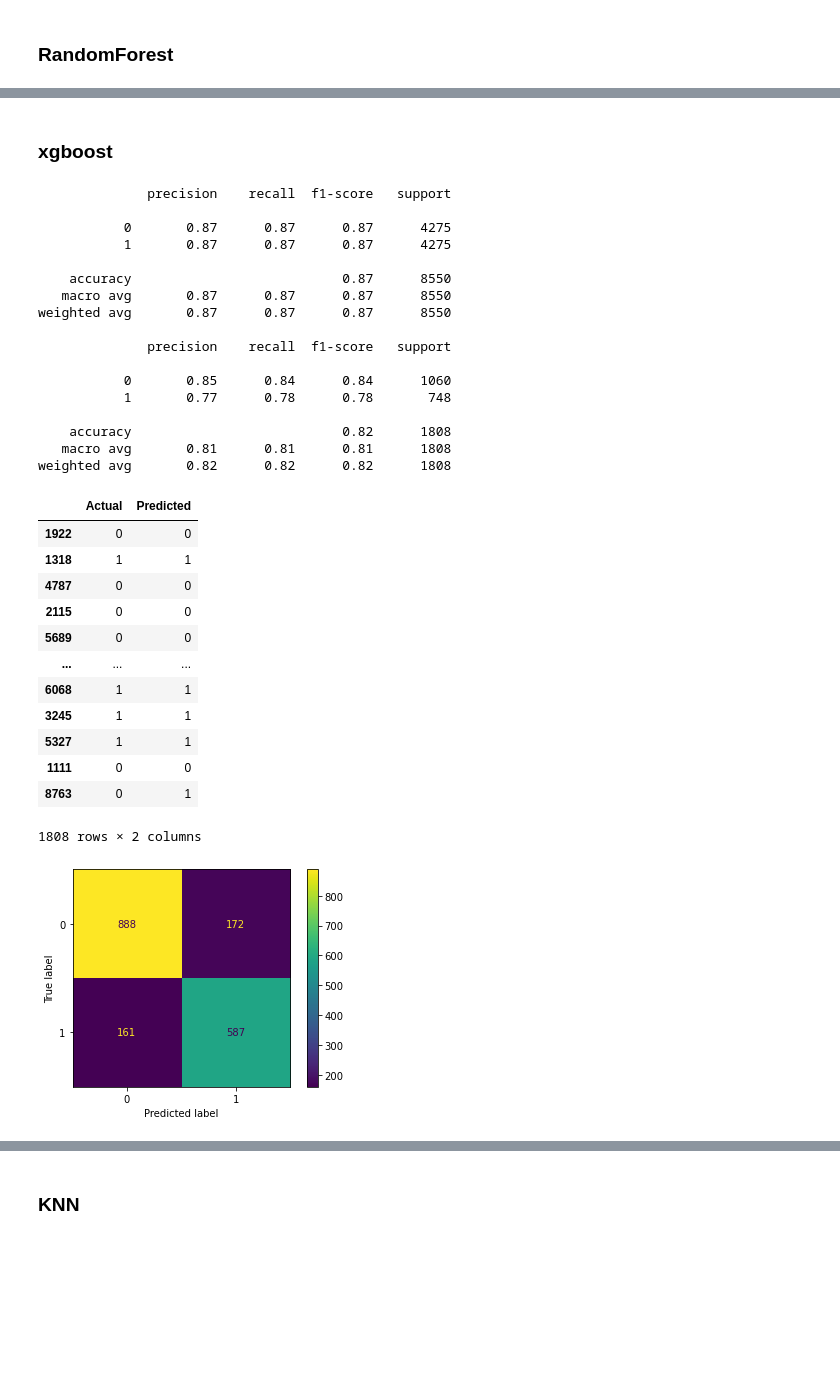
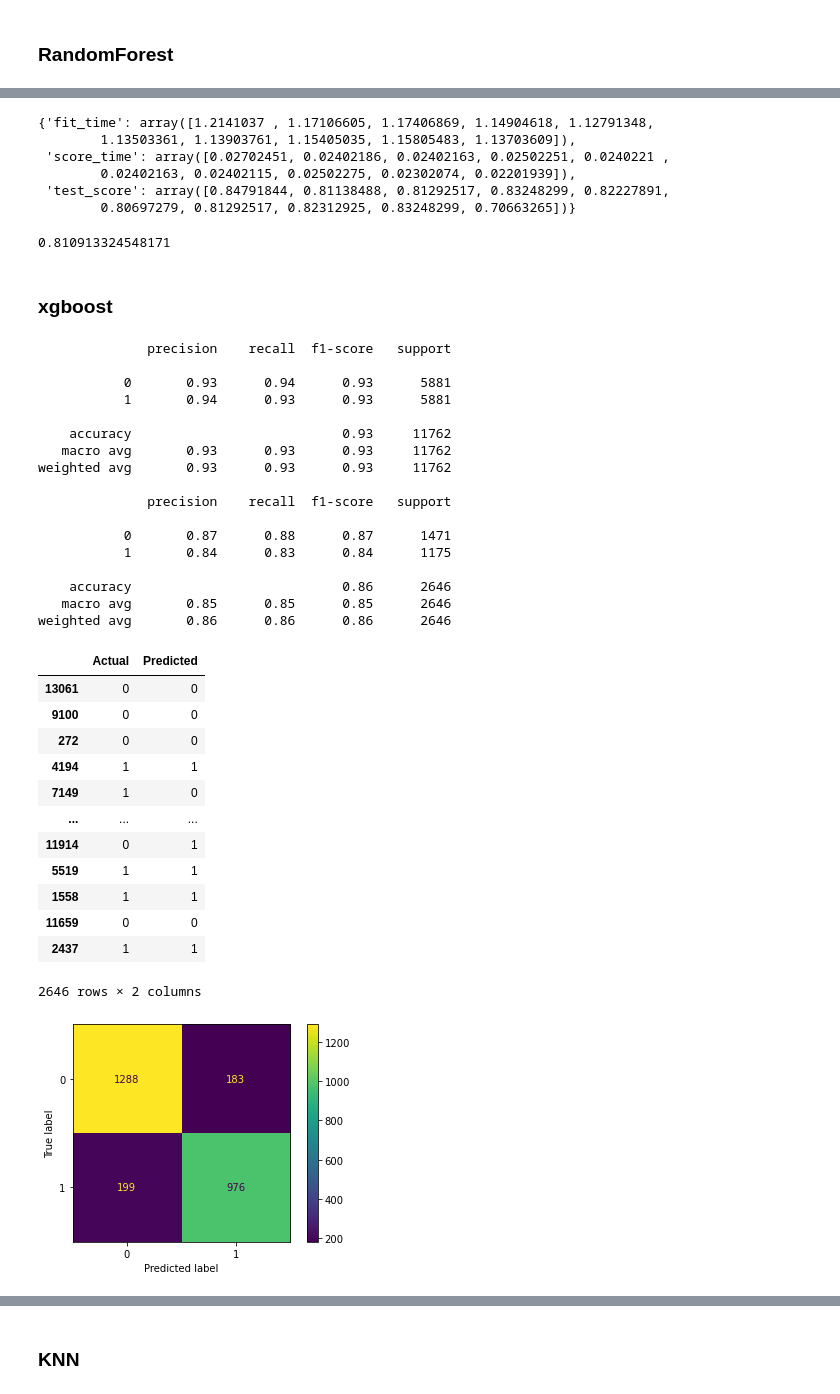
Before and after one commit to Yousef-Nasr/Zomato-Classification, a Jupyter notebook: notebooks/trainModelClassification.ipynb, the cells around one changed output, grey strips where cells are left out. Saved outputs shown, nothing was run; the diff lists cells and outputs as text; code cells hidden in the pictures; blank space fills up the shorter version.

```diff
--- a/notebooks/trainModelClassification.ipynb
+++ b/notebooks/trainModelClassification.ipynb
@@ -37,4 +37,4 @@ x = pd.concat([x[numeric], pd.DataFrame(cat_data, columns=ohe.get_feature_names(
 # %%
 from sklearn.model_selection import train_test_split
 
-x_train, x_test, y_train, y_test = train_test_split(x , y , test_size=0.2, random_state= 42)
+x_train, x_test, y_train, y_test = train_test_split(x , y , test_size=0.2, random_state= 42, stratify=y)
@@ -100,7 +105,9 @@ weighted avg       0.77      0.77      0.77      1808
 ### RandomForest
 # %%
 from sklearn.ensemble import RandomForestClassifier
-rf = RandomForestClassifier(max_depth=15, random_state=42, n_estimators=100,min_samples_leaf=4, min_samples_split=2, max_features='sqrt')
+#rf = RandomForestClassifier(max_depth=15, random_state=42, n_estimators=100,min_samples_leaf=4, min_samples_split=2, max_features='sqrt')
+rf = RandomForestClassifier( random_state=42, n_estimators=100, max_depth=25, min_samples_leaf=1, max_features='log2', bootstrap=True)
+#rf = RandomForestClassifier()
 rf.fit(x_train_scaled,y_train)
 y_pred_rf = rf.predict(x_test_scaled)
 print(classification_report(y_train, rf.predict(x_train_scaled)))
@@ -143,44 +150,61 @@ weighted avg       0.81      0.81      0.81      1808
+# %%
+from sklearn.model_selection import KFold,cross_validate
+kfold = KFold(n_splits=10)
+scores = cross_validate(rf,x_train_scaled,y_train,cv=kfold)
+scores
+# %% [output]
+{'fit_time': array([1.2141037 , 1.17106605, 1.17406869, 1.14904618, 1.12791348,
+        1.13503361, 1.13903761, 1.15405035, 1.15805483, 1.13703609]),
+ 'score_time': array([0.02702451, 0.02402186, 0.02402163, 0.02502251, 0.0240221 ,
+        0.02402163, 0.02402115, 0.02502275, 0.02302074, 0.02201939]),
+ 'test_score': array([0.84791844, 0.81138488, 0.81292517, 0.83248299, 0.82227891,
+        0.80697279, 0.81292517, 0.82312925, 0.83248299, 0.70663265])}
+# %%
+scores['test_score'].mean()
+# %% [output]
+0.810913324548171
 # %% [markdown]
 ### xgboost
 # %%
 from xgboost import XGBClassifier
-xgb = XGBClassifier(gamma=0.2, learning_rate=0.1, max_depth=5, n_estimators=100, subsample=0.4, reg_alpha=0.1, reg_lambda=0.5)
+xgb = XGBClassifier(gamma=0.2, learning_rate=0.1, max_depth=40, n_estimators=50, reg_alpha=3, reg_lambda=0.5, subsample = 0.8, n_jobs=-1)
+#xgb = XGBClassifier(n_jobs=-1)
 xgb.fit(x_train_scaled,y_train)
 y_pred_xgb = xgb.predict(x_test_scaled)
 print(classification_report(y_train, xgb.predict(x_train_scaled)))
 print(classification_report(y_test, y_pred_xgb))
 plot_confusion_matrix(xgb, x_test_scaled, y_test)
 xgb_dataframe = pd.DataFrame({'Actual': y_test, 'Predicted': y_pred_xgb})
 xgb_dataframe
 # %% [output]
               precision    recall  f1-score   support
 
-           0       0.87      0.87      0.87      4275
-           1       0.87      0.87      0.87      4275
+           0       0.93      0.94      0.93      5881
+           1       0.94      0.93      0.93      5881
 
-    accuracy                           0.87      8550
-   macro avg       0.87      0.87      0.87      8550
-weighted avg       0.87      0.87      0.87      8550
+    accuracy                           0.93     11762
+   macro avg       0.93      0.93      0.93     11762
+weighted avg       0.93      0.93      0.93     11762
 
               precision    recall  f1-score   support
 
-           0       0.85      0.84      0.84      1060
-           1       0.77      0.78      0.78       748
+           0       0.87      0.88      0.87      1471
+           1       0.84      0.83      0.84      1175
 
-    accuracy                           0.82      1808
-   macro avg       0.81      0.81      0.81      1808
-weighted avg       0.82      0.82      0.82      1808
+    accuracy                           0.86      2646
+   macro avg       0.85      0.85      0.85      2646
+weighted avg       0.86      0.86      0.86      2646
 |  | Actual | Predicted |
-| 1922 | 0 | 0 |
-| 1318 | 1 | 1 |
-| 4787 | 0 | 0 |
-| 2115 | 0 | 0 |
-| 5689 | 0 | 0 |
+| 13061 | 0 | 0 |
+| 9100 | 0 | 0 |
+| 272 | 0 | 0 |
+| 4194 | 1 | 1 |
+| 7149 | 1 | 0 |
 | ... | ... | ... |
-| 6068 | 1 | 1 |
-| 3245 | 1 | 1 |
-| 5327 | 1 | 1 |
-| 1111 | 0 | 0 |
-| 8763 | 0 | 1 |
+| 11914 | 0 | 1 |
+| 5519 | 1 | 1 |
+| 1558 | 1 | 1 |
+| 11659 | 0 | 0 |
+| 2437 | 1 | 1 |
-1808 rows × 2 columns
+2646 rows × 2 columns
-[figure, old version]
+[figure, new version]
```
Also changed, not shown: parts of 11 cells of this notebook, 4 other files.
